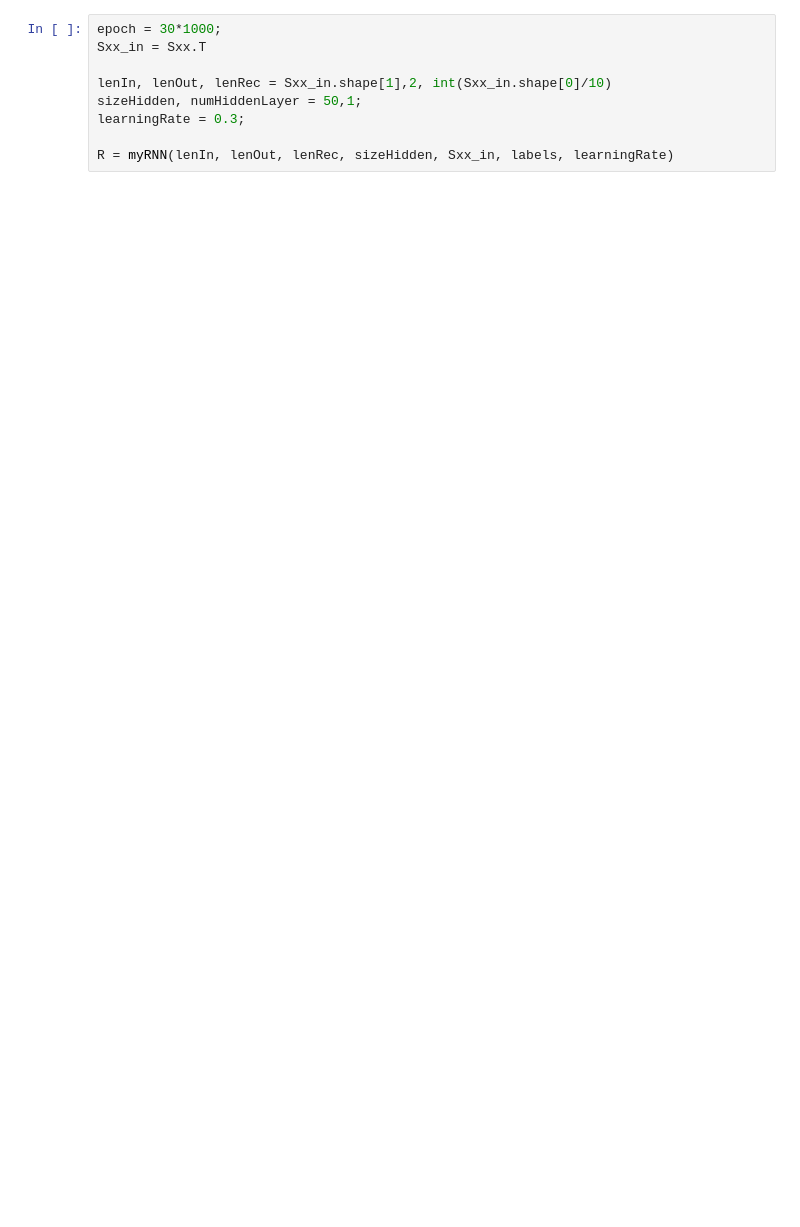
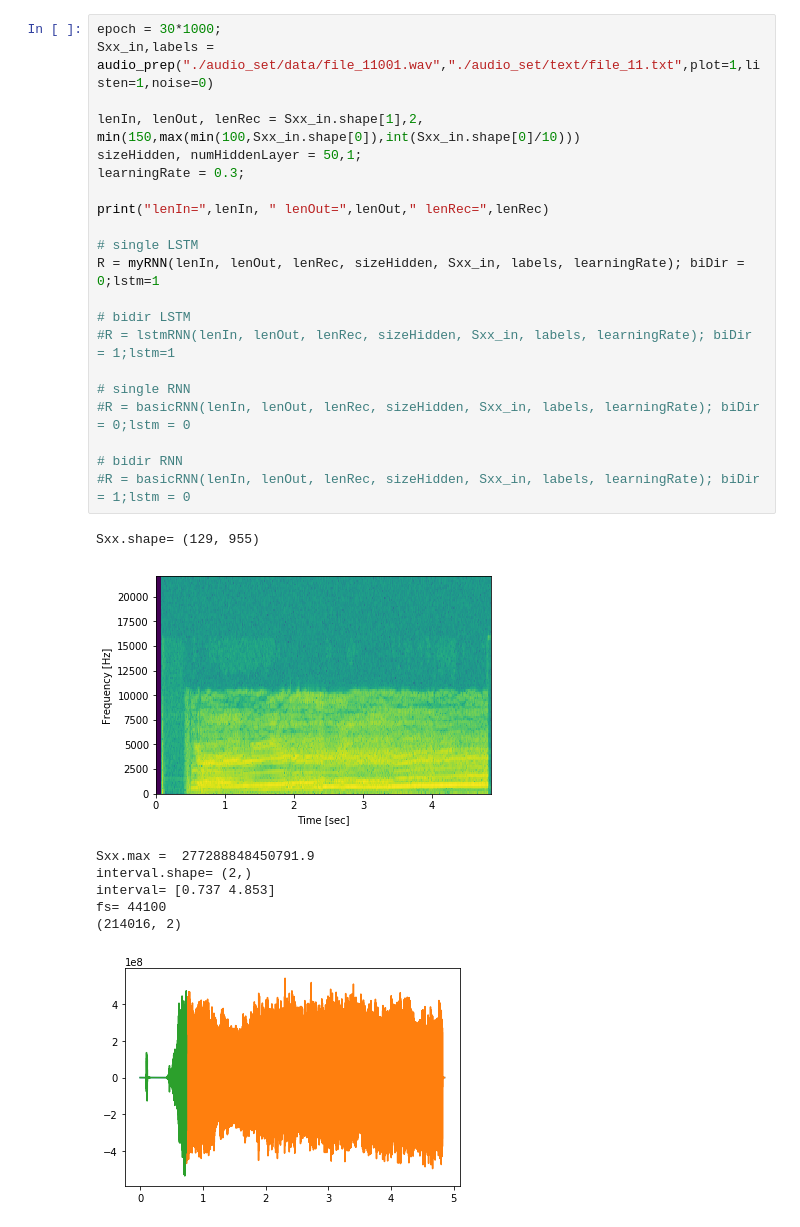
Before and after one commit to chenyikuan110/cyk_ML, a Jupyter notebook: Spectrogram_test.ipynb, the cells around one changed output. Saved outputs shown, nothing was run; the diff lists cells and outputs as text; blank space fills up the shorter version.

```diff
--- a/Spectrogram_test.ipynb
+++ b/Spectrogram_test.ipynb
@@ -74,12 +135,33 @@ plt.show()
 #from RNNbiDir import *
 from LSTMSingle import *
 #from RNNSingle import *
-# %%
-epoch = 30*1000;
-Sxx_in = Sxx.T
-
-lenIn, lenOut, lenRec = Sxx_in.shape[1],2, int(Sxx_in.shape[0]/10)
-sizeHidden, numHiddenLayer = 50,1;
-learningRate = 0.3;
-
-R = myRNN(lenIn, lenOut, lenRec, sizeHidden, Sxx_in, labels, learningRate)
+# %%
+epoch = 30*1000;
+Sxx_in,labels = audio_prep("./audio_set/data/file_11001.wav","./audio_set/text/file_11.txt",plot=1,listen=1,noise=0)
+
+lenIn, lenOut, lenRec = Sxx_in.shape[1],2, min(150,max(min(100,Sxx_in.shape[0]),int(Sxx_in.shape[0]/10)))
+sizeHidden, numHiddenLayer = 50,1;
+learningRate = 0.3;
+
+print("lenIn=",lenIn, " lenOut=",lenOut," lenRec=",lenRec)
+
+# single LSTM
+R = myRNN(lenIn, lenOut, lenRec, sizeHidden, Sxx_in, labels, learningRate); biDir = 0;lstm=1
+
+# bidir LSTM
+#R = lstmRNN(lenIn, lenOut, lenRec, sizeHidden, Sxx_in, labels, learningRate); biDir = 1;lstm=1
+
+# single RNN
+#R = basicRNN(lenIn, lenOut, lenRec, sizeHidden, Sxx_in, labels, learningRate); biDir = 0;lstm = 0
+
+# bidir RNN
+#R = basicRNN(lenIn, lenOut, lenRec, sizeHidden, Sxx_in, labels, learningRate); biDir = 1;lstm = 0
+# %% [output]
+Sxx.shape= (129, 955)
+[figure, added]
+Sxx.max =  277288848450791.9
+interval.shape= (2,)
+interval= [0.737 4.853]
+fs= 44100
+(214016, 2)
+[figure, added]
```
Also changed, not shown: parts of 9 cells of this notebook, 6 other files.
